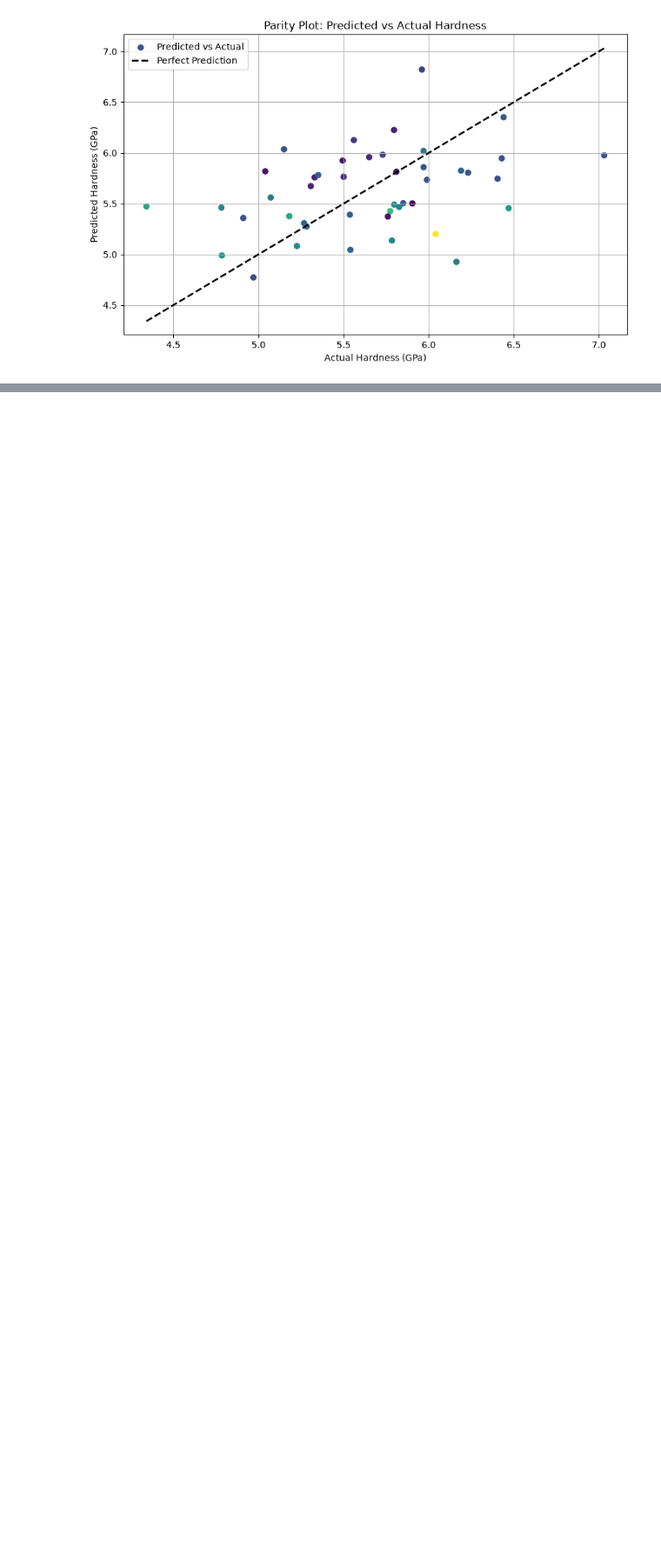
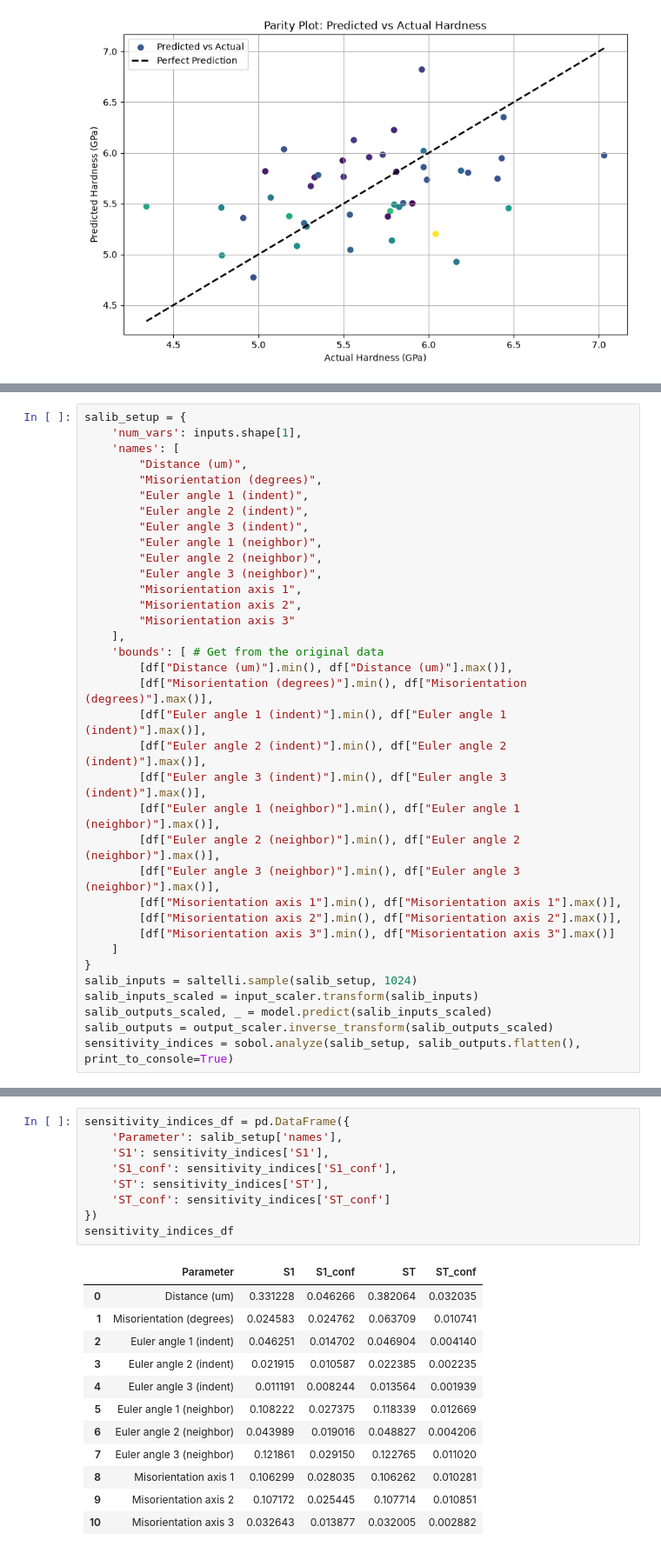
Before and after one commit to aditya-multiscale/iastate_gb_indentation, a Jupyter notebook: gp_analysis.ipynb, the cells around one changed output, grey strips where cells are left out. Shown at 87% size. Drawn from its saved outputs; the diff is of its cells as text; blank space fills up the shorter version.

```diff
--- a/gp_analysis.ipynb
+++ b/gp_analysis.ipynb
@@ -155,0 +172,35 @@ plt.grid()
+# %%
+salib_setup = {
+    'num_vars': inputs.shape[1],
+    'names': [
+        "Distance (um)",
+        "Misorientation (degrees)",
+        "Euler angle 1 (indent)",
+        "Euler angle 2 (indent)",
+        "Euler angle 3 (indent)",
+        "Euler angle 1 (neighbor)",
+        "Euler angle 2 (neighbor)",
+        "Euler angle 3 (neighbor)",
+        "Misorientation axis 1",
+        "Misorientation axis 2",
+        "Misorientation axis 3"
+    ],
+    'bounds': [ # Get from the original data
+        [df["Distance (um)"].min(), df["Distance (um)"].max()],
+        [df["Misorientation (degrees)"].min(), df["Misorientation (degrees)"].max()],
+        [df["Euler angle 1 (indent)"].min(), df["Euler angle 1 (indent)"].max()],
+        [df["Euler angle 2 (indent)"].min(), df["Euler angle 2 (indent)"].max()],
+        [df["Euler angle 3 (indent)"].min(), df["Euler angle 3 (indent)"].max()],
+        [df["Euler angle 1 (neighbor)"].min(), df["Euler angle 1 (neighbor)"].max()],
+        [df["Euler angle 2 (neighbor)"].min(), df["Euler angle 2 (neighbor)"].max()],
+        [df["Euler angle 3 (neighbor)"].min(), df["Euler angle 3 (neighbor)"].max()],
+        [df["Misorientation axis 1"].min(), df["Misorientation axis 1"].max()],
+        [df["Misorientation axis 2"].min(), df["Misorientation axis 2"].max()],
+        [df["Misorientation axis 3"].min(), df["Misorientation axis 3"].max()]
+    ]
+}
+salib_inputs = saltelli.sample(salib_setup, 1024)
+salib_inputs_scaled = input_scaler.transform(salib_inputs)
+salib_outputs_scaled, _ = model.predict(salib_inputs_scaled)
+salib_outputs = output_scaler.inverse_transform(salib_outputs_scaled)
+sensitivity_indices = sobol.analyze(salib_setup, salib_outputs.flatten(), print_to_console=True)
@@ -155,0 +225,22 @@ plt.grid()
+# %%
+sensitivity_indices_df = pd.DataFrame({
+    'Parameter': salib_setup['names'],
+    'S1': sensitivity_indices['S1'],
+    'S1_conf': sensitivity_indices['S1_conf'],
+    'ST': sensitivity_indices['ST'],
+    'ST_conf': sensitivity_indices['ST_conf']
+})
+sensitivity_indices_df
+# %% [output]
+|  | Parameter | S1 | S1_conf | ST | ST_conf |
+| 0 | Distance (um) | 0.331228 | 0.046266 | 0.382064 | 0.032035 |
+| 1 | Misorientation (degrees) | 0.024583 | 0.024762 | 0.063709 | 0.010741 |
+| 2 | Euler angle 1 (indent) | 0.046251 | 0.014702 | 0.046904 | 0.004140 |
+| 3 | Euler angle 2 (indent) | 0.021915 | 0.010587 | 0.022385 | 0.002235 |
+| 4 | Euler angle 3 (indent) | 0.011191 | 0.008244 | 0.013564 | 0.001939 |
+| 5 | Euler angle 1 (neighbor) | 0.108222 | 0.027375 | 0.118339 | 0.012669 |
+| 6 | Euler angle 2 (neighbor) | 0.043989 | 0.019016 | 0.048827 | 0.004206 |
+| 7 | Euler angle 3 (neighbor) | 0.121861 | 0.029150 | 0.122765 | 0.011020 |
+| 8 | Misorientation axis 1 | 0.106299 | 0.028035 | 0.106262 | 0.010281 |
+| 9 | Misorientation axis 2 | 0.107172 | 0.025445 | 0.107714 | 0.010851 |
+| 10 | Misorientation axis 3 | 0.032643 | 0.013877 | 0.032005 | 0.002882 |
```
Also changed, not shown: parts of 4 cells of this notebook, 10 other files.
